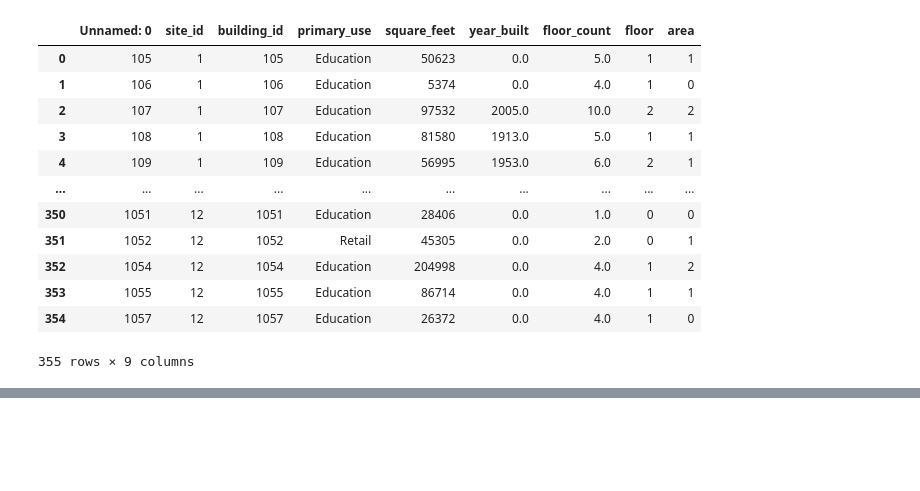
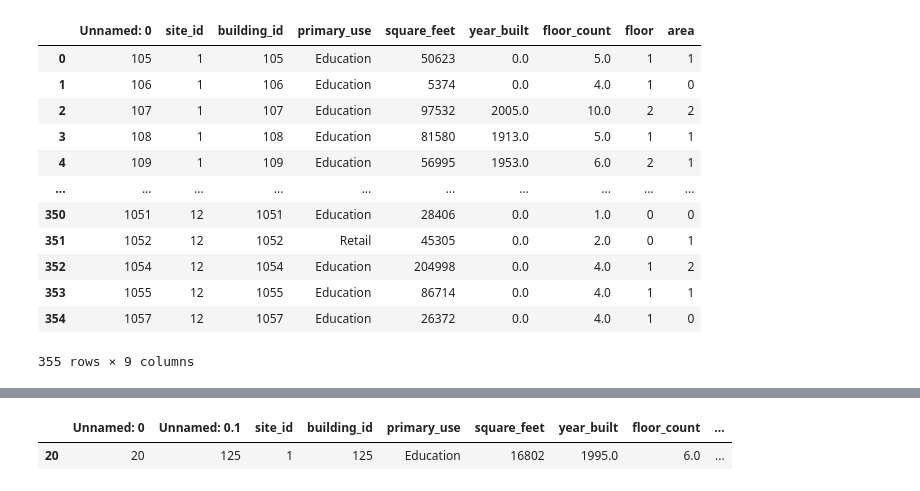
Before and after one commit to shomerthesec/Research-Buildings-Energy-forecasting-using-Deep-Learning, a Jupyter notebook: our_chosen_building_data.ipynb, the cells around one changed output, grey strips where cells are left out. Cells and saved outputs as stored; diff of their text form; code cells hidden in the pictures; blank space fills up the shorter version.

Commit message:
analysing our building data

```diff
--- a/our_chosen_building_data.ipynb
+++ b/our_chosen_building_data.ipynb
@@ -188,0 +189,5 @@ b_data[ b_data['floor'] == '2' ]
+# %%
+b_data.query('building_id==125')
+# %% [output]
+|  | Unnamed: 0 | Unnamed: 0.1 | site_id | building_id | primary_use | square_feet | year_built | floor_count | ... |
+| 20 | 20 | 125 | 1 | 125 | Education | 16802 | 1995.0 | 6.0 | ... |
```
Also changed, not shown: parts of 10 cells of this notebook.
